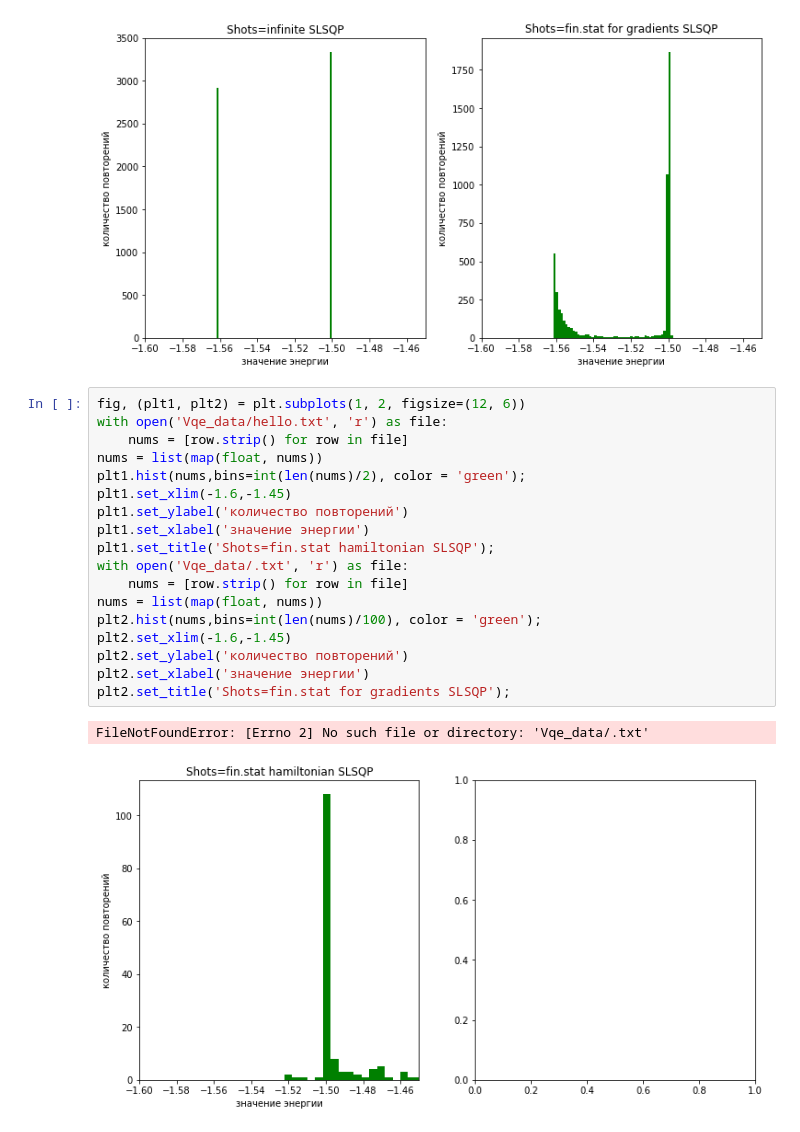
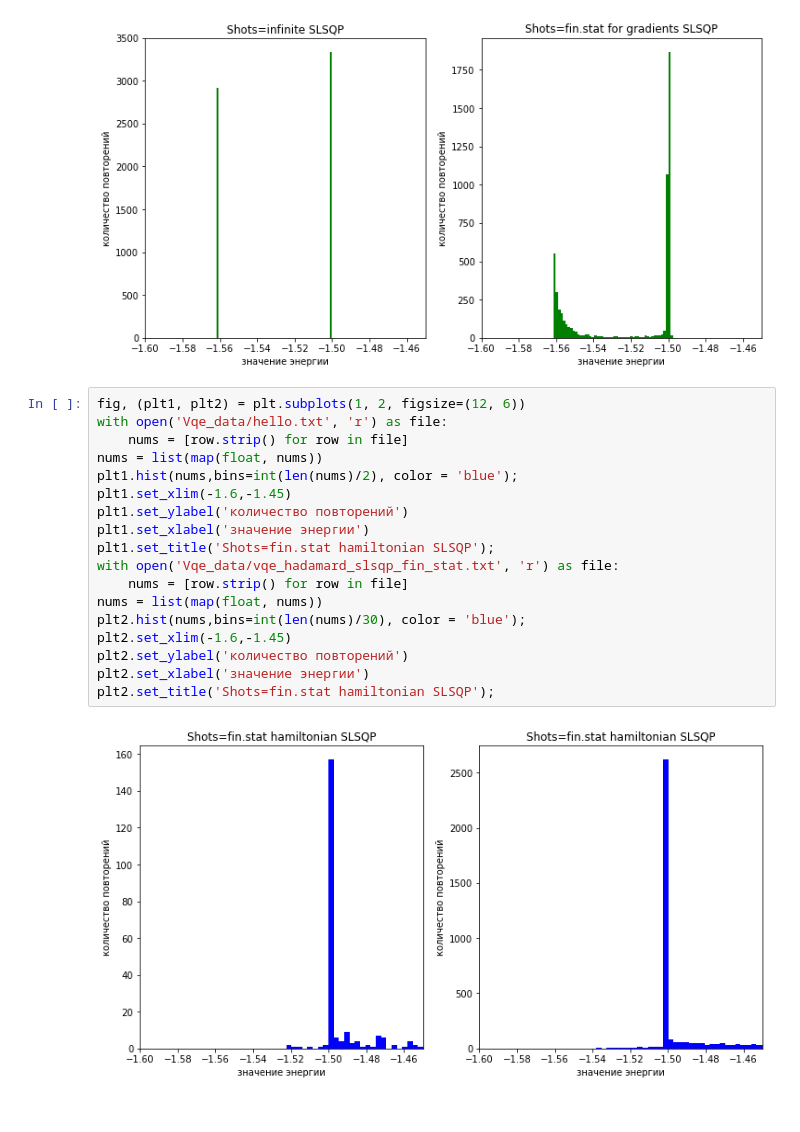
Before and after one commit to applevitya/vqe1, a Jupyter notebook: report_gradients.ipynb, the cells around one changed output. Drawn from its saved outputs; the diff is of its cells as text.

```diff
--- a/report_gradients.ipynb
+++ b/report_gradients.ipynb
@@ -131,21 +131,20 @@ plt2.set_title('Shots=fin.stat for gradients SLSQP');
 # %%
 fig, (plt1, plt2) = plt.subplots(1, 2, figsize=(12, 6))
 with open('Vqe_data/hello.txt', 'r') as file:
     nums = [row.strip() for row in file]
 nums = list(map(float, nums))
-plt1.hist(nums,bins=int(len(nums)/2), color = 'green');
+plt1.hist(nums,bins=int(len(nums)/2), color = 'blue');
 plt1.set_xlim(-1.6,-1.45)
 plt1.set_ylabel('количество повторений')
 plt1.set_xlabel('значение энергии')
 plt1.set_title('Shots=fin.stat hamiltonian SLSQP');
-with open('Vqe_data/.txt', 'r') as file:
+with open('Vqe_data/vqe_hadamard_slsqp_fin_stat.txt', 'r') as file:
     nums = [row.strip() for row in file]
 nums = list(map(float, nums))
-plt2.hist(nums,bins=int(len(nums)/100), color = 'green');
+plt2.hist(nums,bins=int(len(nums)/30), color = 'blue');
 plt2.set_xlim(-1.6,-1.45)
 plt2.set_ylabel('количество повторений')
 plt2.set_xlabel('значение энергии')
-plt2.set_title('Shots=fin.stat for gradients SLSQP');
+plt2.set_title('Shots=fin.stat hamiltonian SLSQP');
 # %% [output]
-FileNotFoundError: [Errno 2] No such file or directory: 'Vqe_data/.txt'
-[figure, old version]
+[figure, new version]
```
Also changed, not shown: 4 other files.
